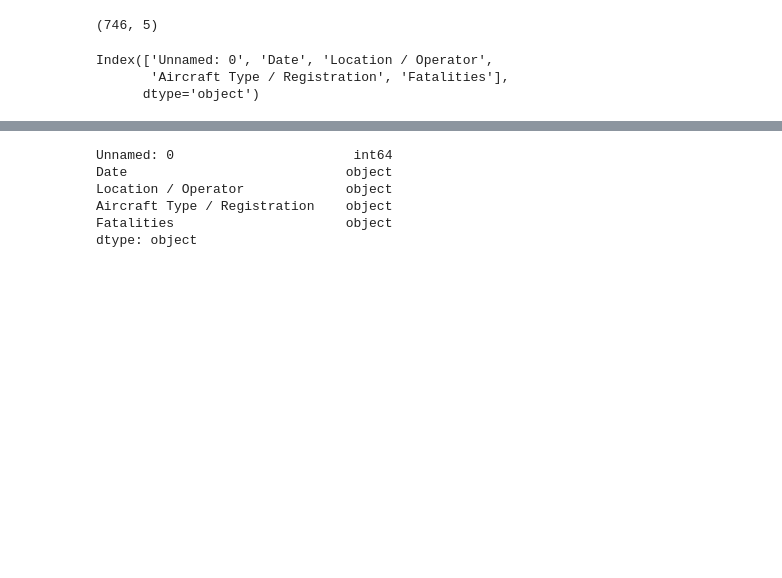
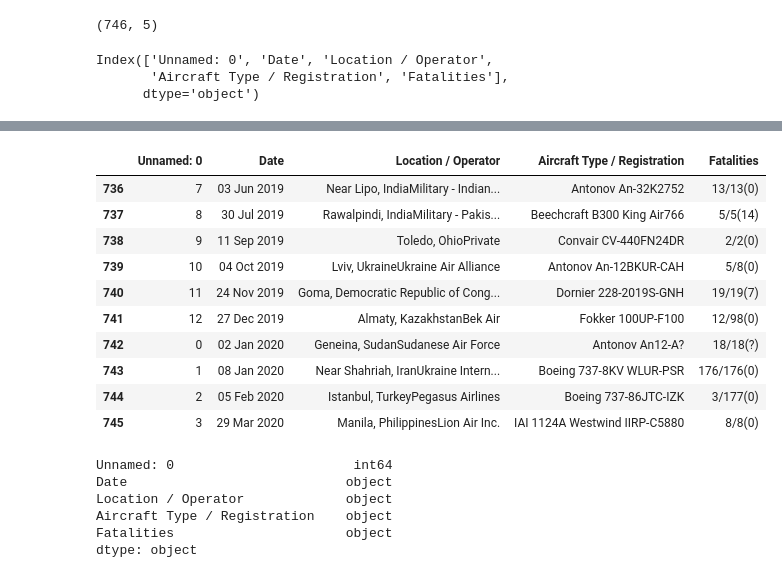
Before and after one commit to Basavarajkembhavimath/basavarajkembhavimath.github.io, a Jupyter notebook: Airplane_crash_Analysis_Bsv.ipynb, the cells around one changed output, grey strips where cells are left out. Drawn from its saved outputs; the diff is of its cells as text; code cells hidden in the pictures; blank space fills up the shorter version.

```diff
--- a/Airplane_crash_Analysis_Bsv.ipynb
+++ b/Airplane_crash_Analysis_Bsv.ipynb
@@ -129,3 +114,18 @@ Index(['Unnamed: 0', 'Date', 'Location / Operator',
+# %%
+# Last 10 entries in the dataset
+df1.tail(10)
+# %% [output]
+|  | Unnamed: 0 | Date | Location / Operator | Aircraft Type / Registration | Fatalities |
+| 736 | 7 | 03 Jun 2019 | Near Lipo, IndiaMilitary - Indian... | Antonov An-32K2752 | 13/13(0) |
+| 737 | 8 | 30 Jul 2019 | Rawalpindi, IndiaMilitary - Pakis... | Beechcraft B300 King Air766 | 5/5(14) |
+| 738 | 9 | 11 Sep 2019 | Toledo, OhioPrivate | Convair CV-440FN24DR | 2/2(0) |
+| 739 | 10 | 04 Oct 2019 | Lviv, UkraineUkraine Air Alliance | Antonov An-12BKUR-CAH | 5/8(0) |
+| 740 | 11 | 24 Nov 2019 | Goma, Democratic Republic of Cong... | Dornier 228-2019S-GNH | 19/19(7) |
+| 741 | 12 | 27 Dec 2019 | Almaty, KazakhstanBek Air | Fokker 100UP-F100 | 12/98(0) |
+| 742 | 0 | 02 Jan 2020 | Geneina, SudanSudanese Air Force | Antonov An12-A? | 18/18(?) |
+| 743 | 1 | 08 Jan 2020 | Near Shahriah, IranUkraine Intern... | Boeing 737-8KV WLUR-PSR | 176/176(0) |
+| 744 | 2 | 05 Feb 2020 | Istanbul, TurkeyPegasus Airlines | Boeing 737-86JTC-IZK | 3/177(0) |
+| 745 | 3 | 29 Mar 2020 | Manila, PhilippinesLion Air Inc. | IAI 1124A Westwind IIRP-C5880 | 8/8(0) |
 # %%
 #Datatypes of each column
 df1.dtypes
```
Also changed, not shown: parts of 32 cells of this notebook.
